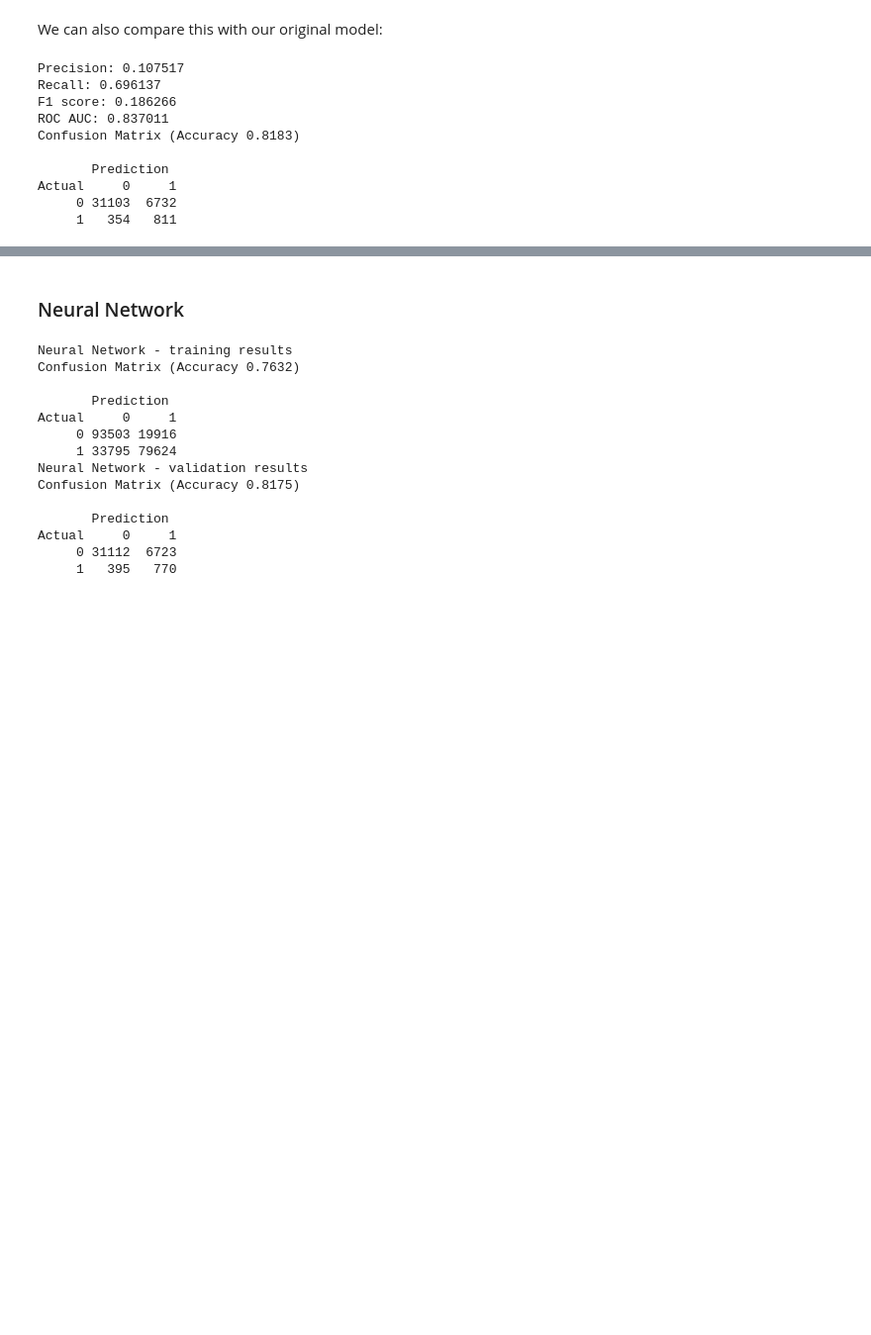
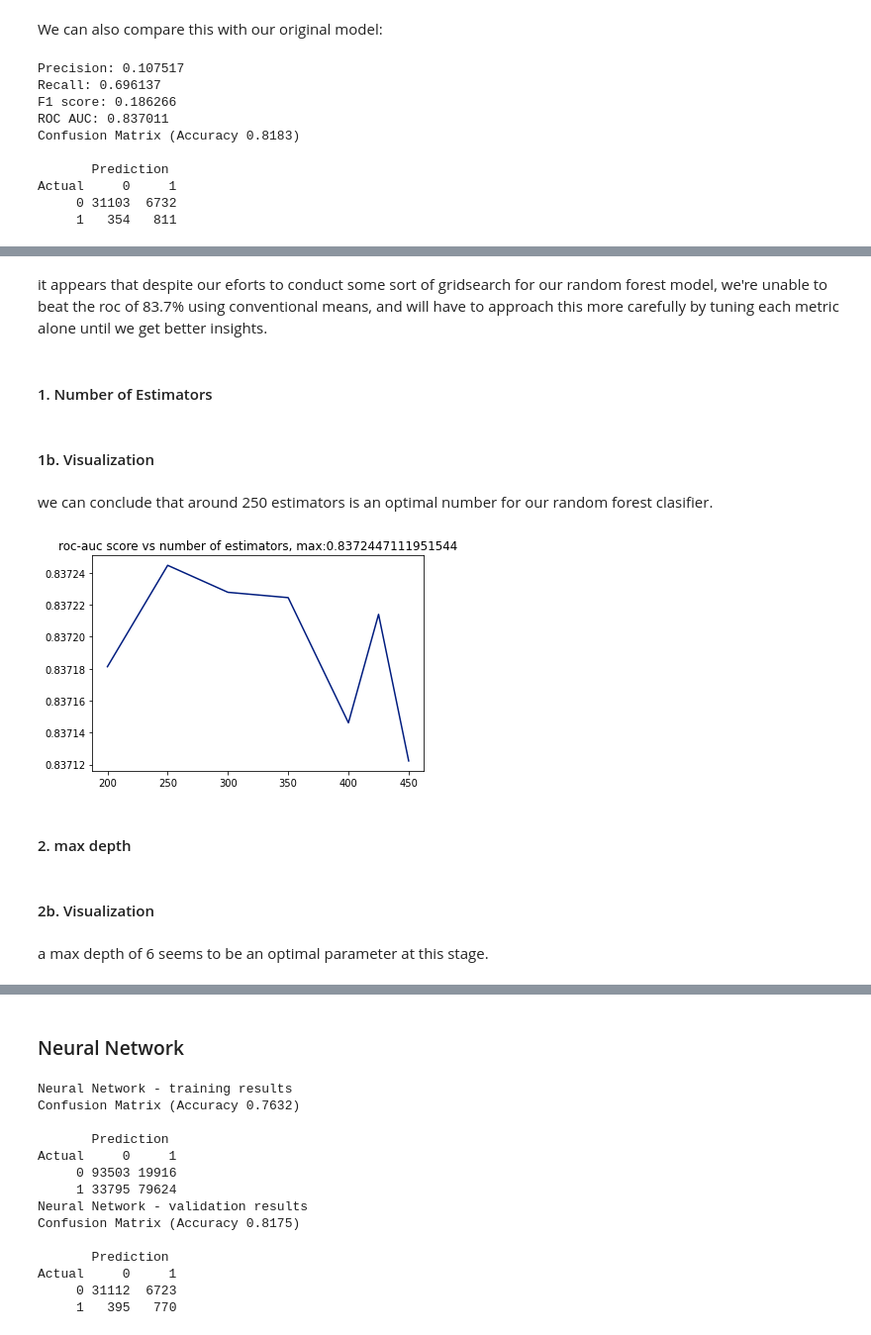
Before and after one commit to kayfilipp/HigherME, a Jupyter notebook: census_data/Modeling.ipynb, the cells around one changed output, grey strips where cells are left out. Shown: that part at 99% size. Cells and saved outputs as stored; diff of their text form; code cells hidden in the pictures; blank space fills up the shorter version.

Commit message:
optimize RF with min samples, depth, n_iterations

```diff
--- a/census_data/Modeling.ipynb
+++ b/census_data/Modeling.ipynb
@@ -342,0 +341,33 @@ it appears that despite our eforts to conduct some sort of gridsearch for our ra
+# %% [markdown]
+it appears that despite our eforts to conduct some sort of gridsearch for our random forest model, we're unable to beat the roc of 83.7% using conventional means, and will have to approach this more carefully by tuning each metric alone until we get better insights.
+# %% [markdown]
+#### 1. Number of Estimators
+# %%
+estimators = [200,250,300,350,400,425,450]
+roc_scores = []
+
+for e in estimators:
+    RandomForest = RandomForestClassifier(
+        n_estimators= e #current best = 500
+        , random_state=1
+        , max_depth = 6
+    )
+    RandomForest.fit(train_X_res, train_y_res)
+    RandomForest_pred = RandomForest.predict(test_X)
+
+    #get roc_auc
+    this_roc = evalMetrics(RandomForest,RandomForest_pred,verbose=False)['roc_auc']
+    roc_scores.append(this_roc)
+# %% [markdown]
+#### 1b. Visualization
+# %% [markdown]
+we can conclude that around 250 estimators is an optimal number for our random forest clasifier.
+# %%
+# plot
+plt.plot(estimators,roc_scores)
+plt.title(f'roc-auc score vs number of estimators, max:{max(roc_scores)}')
+plt.show()
+# %% [output]
+[figure, added]
+# %% [markdown]
+#### 2. max depth
@@ -342,0 +390,4 @@ it appears that despite our eforts to conduct some sort of gridsearch for our ra
+# %% [markdown]
+#### 2b. Visualization
+# %% [markdown]
+a max depth of 6 seems to be an optimal parameter at this stage.
```
Also changed, not shown: parts of 14 cells of this notebook.
